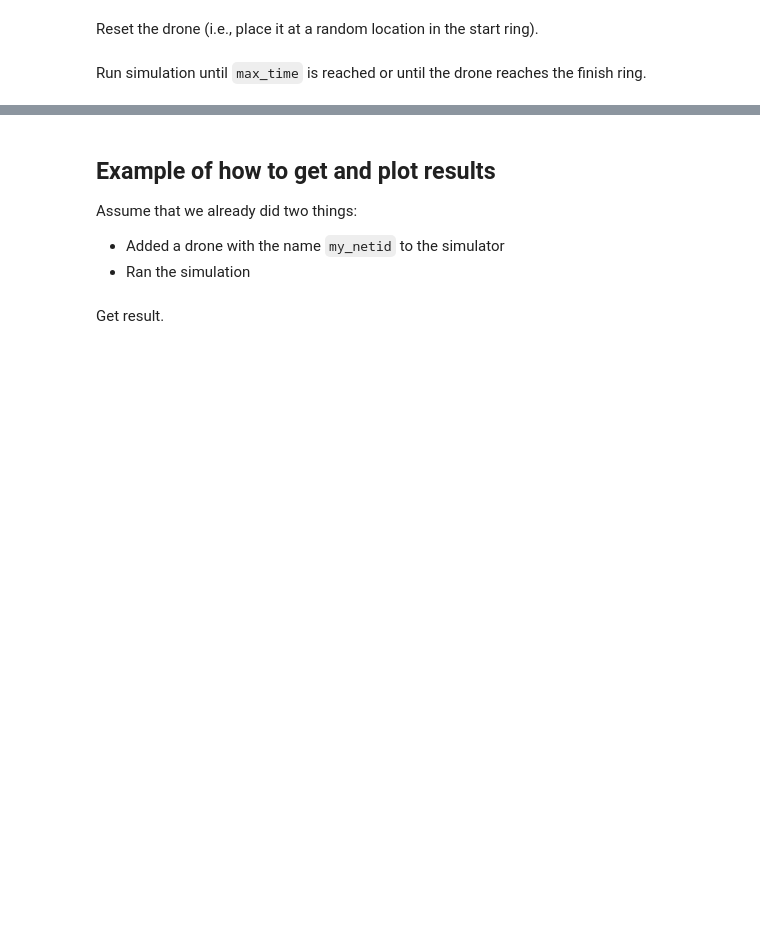
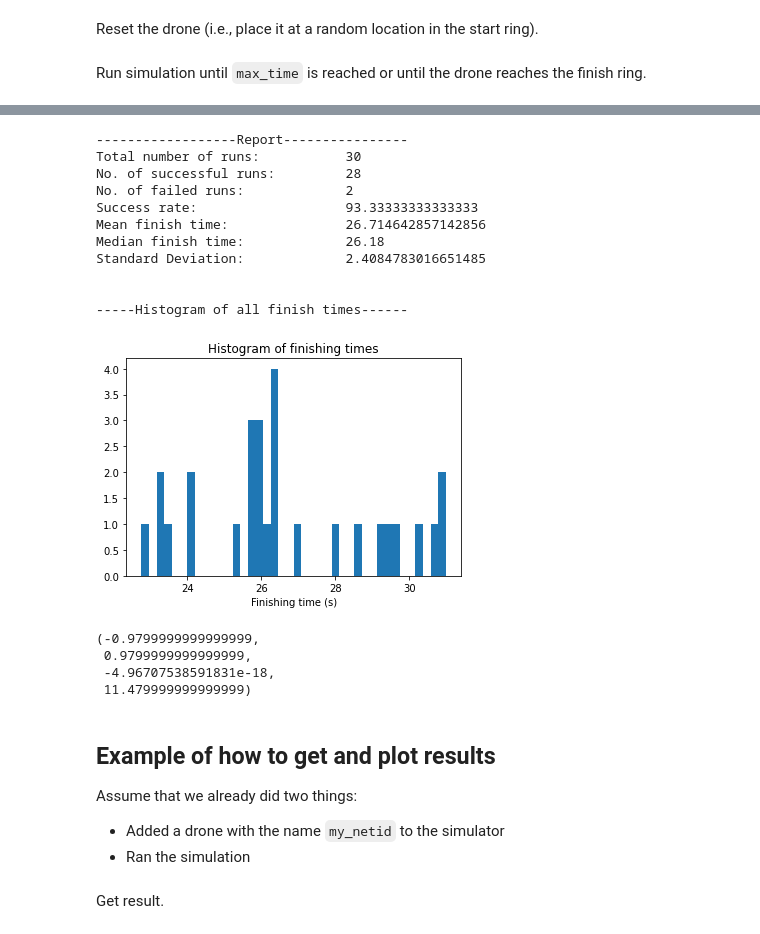
Before and after one commit to varshakrishnakumar/AE-353-Design-Project-4, a Jupyter notebook: DroneDemo-Template.ipynb, the cells around one changed output, grey strips where cells are left out. Cells and saved outputs as stored; diff of their text form; code cells hidden in the pictures; blank space fills up the shorter version.

```diff
--- a/DroneDemo-Template.ipynb
+++ b/DroneDemo-Template.ipynb
@@ -128,5 +185,10 @@ K = lqr(A,B,Qc,Rc)
 # %%
-Qo = np.eye(B.shape[1])*100
-Ro = np.eye(A.shape[0])*12
+Qc = np.diag([5.,25.,5.,24.,24.,24.,4.,8.,4.,8.,8.,8.])
+Rc = np.diag([70.,70.,70.,2.])
+K = lqr(A,B,Qc,Rc)
+
+Qo = 100*np.eye(B.shape[1])
+Ro = np.eye(A.shape[0])
 
 L = lqr(A.T, C.T, linalg.inv(Ro), linalg.inv(Qo)).T
+K, L
@@ -238,4 +346,4 @@ Add the drone to the simulator. There are three arguments:
 
 You can call this function more than once, so long as you call it with a different drone name each time. An exception will be raised if you try to add two drones of the same name to the simulator.
 # %%
-simulator.add_drone(Controller, 'my_netid', 'my_image.png')
+simulator.add_drone(Controller, '1', 'droneface.jpg')
@@ -246,4 +356,4 @@ simulator.reset()
 # %% [markdown]
 Run simulation until `max_time` is reached or until the drone reaches the finish ring.
 # %%
-simulator.run(max_time=5.)
+simulator.run(max_time=None)
@@ -250,3 +406,51 @@ simulator.run(max_time=5.)
+# %%
+actual_finish_times = []
+for i in range(len(finish_times)):
+    if finish_times[i] >= 0:
+         actual_finish_times.append(finish_times[i])
+actual_finish_times = np.array(actual_finish_times)
+# %%
+print("------------------Report----------------")
+print(f"Total number of runs:          ", num_iters)
+print(f"No. of successful runs:        ", finished)
+print(f"No. of failed runs:            ", failed)
+print(f"Success rate:                  ", finished/num_iters * 100)
+print(f"Mean finish time:              ", np.mean(actual_finish_times))
+print(f"Median finish time:            ",np.median(actual_finish_times))
+print(f"Standard Deviation:            ", np.std(actual_finish_times))
+print(f"\n\n-----Histogram of all finish times------\n")
+plt.hist(actual_finish_times, bins= 40)
+plt.xlabel("Finishing time (s)")
+plt.title("Histogram of finishing times")
+plt.show()
+# %% [output]
+------------------Report----------------
+Total number of runs:           30
+No. of successful runs:         28
+No. of failed runs:             2
+Success rate:                   93.33333333333333
+Mean finish time:               26.714642857142856
+Median finish time:             26.18
+Standard Deviation:             2.4084783016651485
+
+
+-----Histogram of all finish times------
+[figure, added]
+# %%
+(
+  tau_x,
+  tau_y,
+  tau_z,
+  f_z,
+) = simulator.enforce_motor_limits(
+-1.4792584209181183, 2.5685045857157376, 7.607654797605395e-14, 9.537152024733434
+)
+tau_x,tau_y,tau_z, f_z
+# %% [output]
+(-0.9799999999999999,
+ 0.9799999999999999,
+ -4.96707538591831e-18,
+ 11.479999999999999)
 # %% [markdown]
 ## Example of how to get and plot results
 
```
Also changed, not shown: parts of 30 cells of this notebook, 11 other files.
